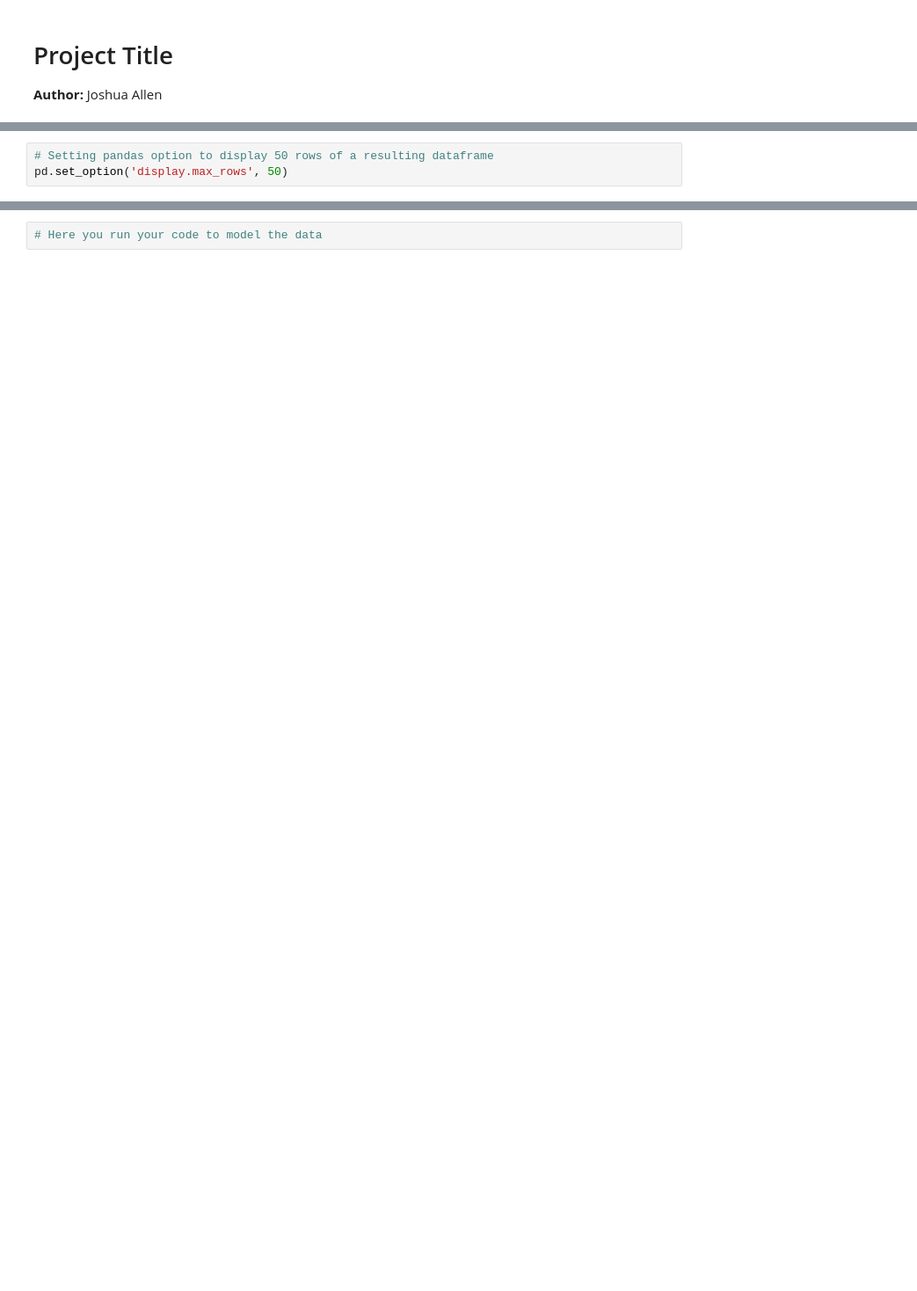
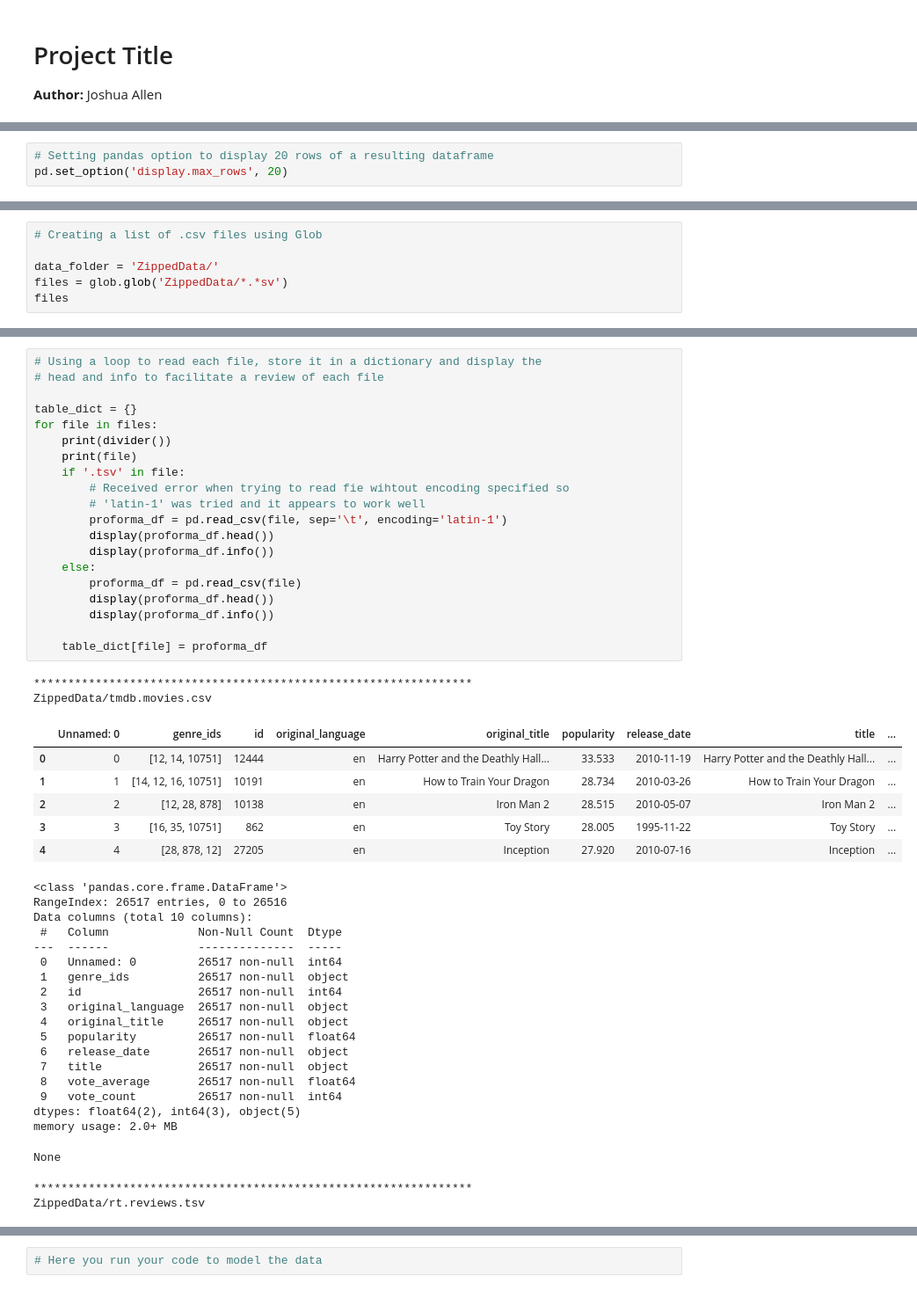
Before and after one commit to uijallen/Microsoft_Movie_Analysis, a Jupyter notebook: Microsoft_Movie_Analysis.ipynb, the cells around one changed output, grey strips where cells are left out. Shown at 88% size. Saved outputs shown, nothing was run; the diff lists cells and outputs as text; blank space fills up the shorter version.

```diff
--- a/Microsoft_Movie_Analysis.ipynb
+++ b/Microsoft_Movie_Analysis.ipynb
@@ -41,5 +81,5 @@ import seaborn as sns
 # directly in the notebook
 %matplotlib inline
 # %%
-# Setting pandas option to display 50 rows of a resulting dataframe
-pd.set_option('display.max_rows', 50)
+# Setting pandas option to display 20 rows of a resulting dataframe
+pd.set_option('display.max_rows', 20)
@@ -110,0 +92,6 @@ mov_gross.loc[mov_gross['title'].str.contains('Pirates')]
+# %%
+# Creating a list of .csv files using Glob
+
+data_folder = 'ZippedData/'
+files = glob.glob('ZippedData/*.*sv')
+files
@@ -110,0 +109,49 @@ mov_gross.loc[mov_gross['title'].str.contains('Pirates')]
+# %%
+# Using a loop to read each file, store it in a dictionary and display the
+# head and info to facilitate a review of each file
+
+table_dict = {}
+for file in files:
+    print(divider())
+    print(file)
+    if '.tsv' in file:
+        # Received error when trying to read fie wihtout encoding specified so
+        # 'latin-1' was tried and it appears to work well
+        proforma_df = pd.read_csv(file, sep='\t', encoding='latin-1')
+        display(proforma_df.head())
+        display(proforma_df.info())
+    else:
+        proforma_df = pd.read_csv(file)
+        display(proforma_df.head())
+        display(proforma_df.info())
+
+    table_dict[file] = proforma_df
+# %% [output]
+****************************************************************
+ZippedData/tmdb.movies.csv
+|  | Unnamed: 0 | genre_ids | id | original_language | original_title | popularity | release_date | title | ... |
+| 0 | 0 | [12, 14, 10751] | 12444 | en | Harry Potter and the Deathly Hall... | 33.533 | 2010-11-19 | Harry Potter and the Deathly Hall... | ... |
+| 1 | 1 | [14, 12, 16, 10751] | 10191 | en | How to Train Your Dragon | 28.734 | 2010-03-26 | How to Train Your Dragon | ... |
+| 2 | 2 | [12, 28, 878] | 10138 | en | Iron Man 2 | 28.515 | 2010-05-07 | Iron Man 2 | ... |
+| 3 | 3 | [16, 35, 10751] | 862 | en | Toy Story | 28.005 | 1995-11-22 | Toy Story | ... |
+| 4 | 4 | [28, 878, 12] | 27205 | en | Inception | 27.920 | 2010-07-16 | Inception | ... |
+<class 'pandas.core.frame.DataFrame'>
+RangeIndex: 26517 entries, 0 to 26516
+Data columns (total 10 columns):
+ #   Column             Non-Null Count  Dtype
+---  ------             --------------  -----
+ 0   Unnamed: 0         26517 non-null  int64
+ 1   genre_ids          26517 non-null  object
+ 2   id                 26517 non-null  int64
+ 3   original_language  26517 non-null  object
+ 4   original_title     26517 non-null  object
+ 5   popularity         26517 non-null  float64
+ 6   release_date       26517 non-null  object
+ 7   title              26517 non-null  object
+ 8   vote_average       26517 non-null  float64
+ 9   vote_count         26517 non-null  int64
+dtypes: float64(2), int64(3), object(5)
+memory usage: 2.0+ MB
+None
+****************************************************************
+ZippedData/rt.reviews.tsv
```
Also changed, not shown: parts of 31 cells of this notebook, 16 other files.
